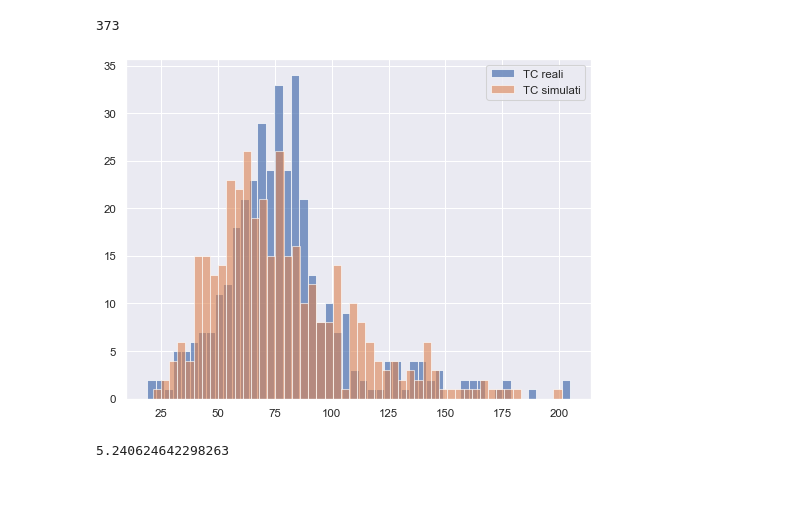
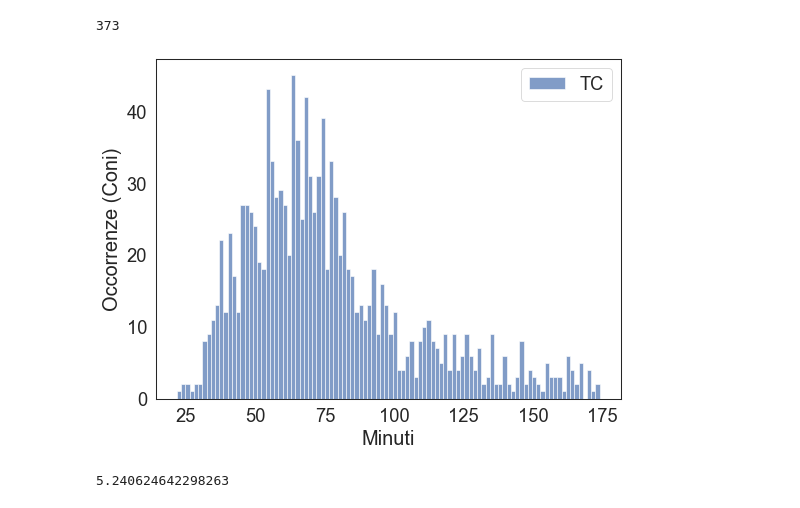
Before and after one commit to marcogiacomin/EuroMasterDataAnalysis, a Jupyter notebook: 2) Fitting distribution of the process.ipynb, the cells around one changed output. Drawn from its saved outputs; the diff is of its cells as text; code cells hidden in the pictures.

```diff
--- a/2) Fitting distribution of the process.ipynb
+++ b/2) Fitting distribution of the process.ipynb
@@ -111,7 +184,7 @@ variants_count
   'case:concept:name': 1}]
 # %%
 #  take most significant variants
-filtered_log = pm4py.filter_variants_top_k(event_log, 20)
+filtered_log = pm4py.filter_variants_top_k(event_log, 30)
 
 #  visualize heuristic net
 from pm4py.algo.discovery.heuristics import algorithm as heuristics_miner
@@ -135,7 +224,7 @@ delta_t_est = {'pesatura': [],
               'hand_to_est':[],
               'estrusione': []}
 
-df_est = filtered_log[['ID_unique', 'ubicazione', 'rif', 'timestamp']].copy()
+df_est = filtered_log[['ID_unique', 'rif', 'timestamp']].copy()
 # %%
 for idu in df_est['ID_unique'].unique():
     mask = df_est['ID_unique'] == idu
@@ -438,13 +566,13 @@ def quantile2(column,pct,pct_lower):
     return y
 # %%
 def filtering(event_log, ubicazione):
-    mask = event_log['ubicazione'] == ubicazione
+    mask = event_log['rif'] == ubicazione
     get_ID = event_log[mask]['ID_unique'].unique()
     mask_id = event_log['ID_unique'].isin(get_ID)
     new_log = event_log[mask_id]
     return(new_log)
 # %%
-df_est = filtering(df_est, 'estrusore')
+df_est = filtering(df_est, 'P_da_est/estrusore')
 
 tc_list = []
 for idu in df_est['ID_unique'].unique():
@@ -476,13 +604,15 @@ len(tc_sim)
 373
 # %%
 plt.figure(figsize=(8, 6), dpi=75)
-plt.hist(tc_list, 50, alpha=0.7, label='TC reali')
-plt.hist(tc_sim, 50, alpha=0.6, label='TC simulati')
+plt.hist(tc_list, 100, alpha=0.7, label='TC')
+#plt.hist(tc_sim, 50, alpha=0.6, label='TC simulati')
+plt.xlabel('Minuti')
+plt.ylabel('Occorrenze (Coni)')
 plt.legend(loc='upper right')
-plt.savefig('C:/Users/HP/Desktop/dist_real_sim.png')
+plt.savefig('C:/Users/HP/Desktop/dist_real_TC.png')
 plt.show()
 # %% [output]
-[figure, old version]
+[figure, new version]
 # %%
 from sklearn.metrics import mean_squared_error
 
```
Also changed, not shown: parts of 43 cells of this notebook, 4 other files.
